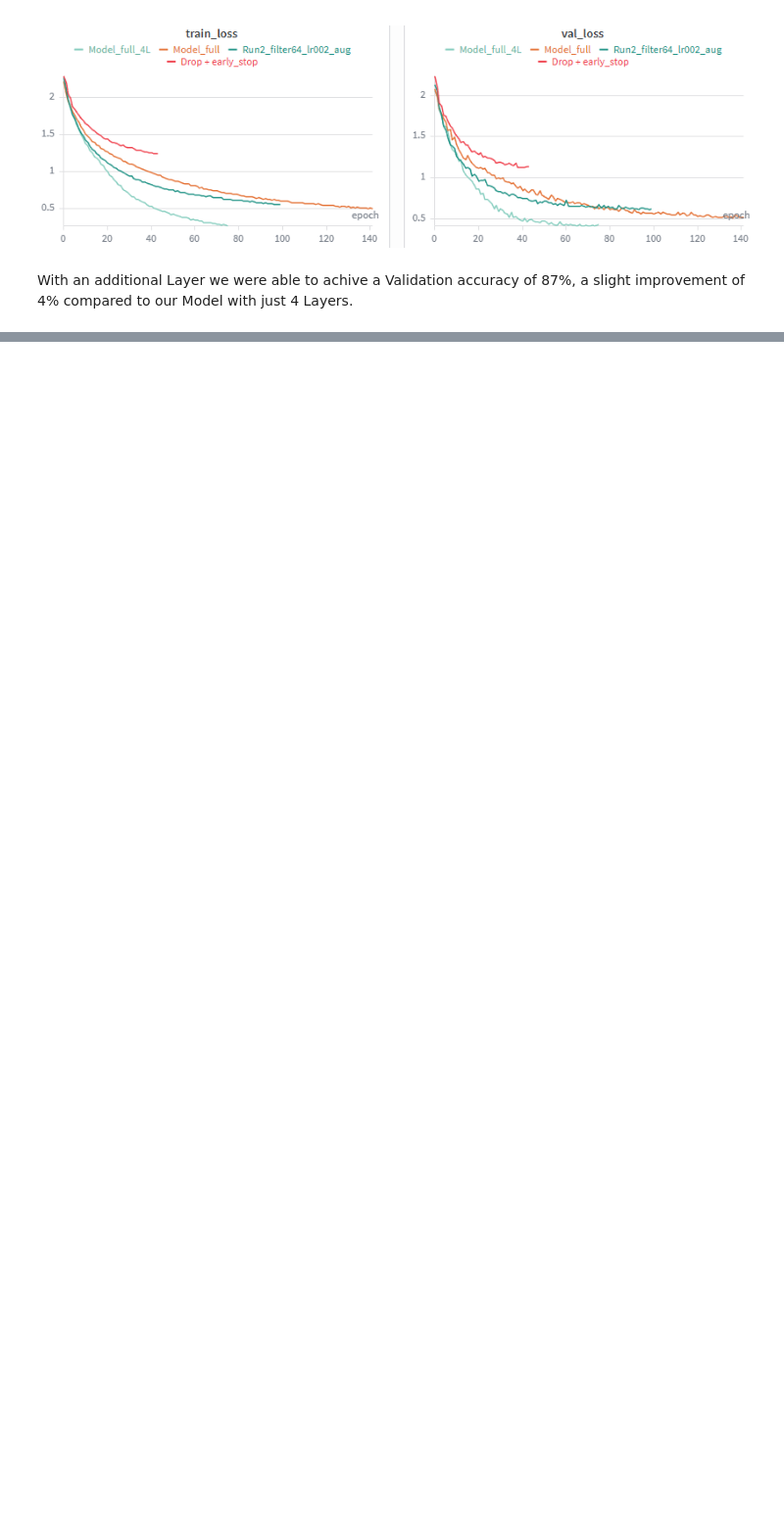
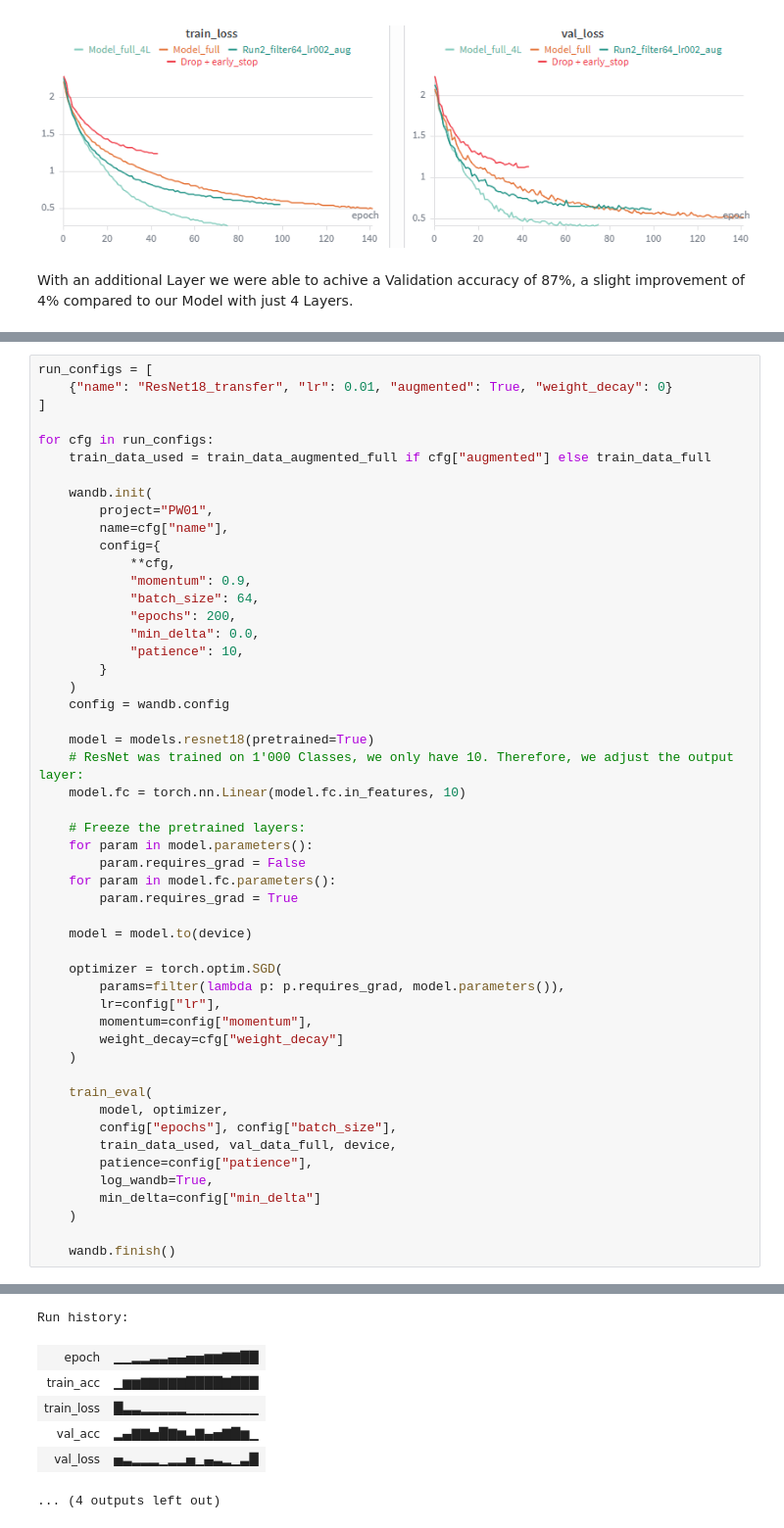
Before and after one commit to lacsapk/PW01, a Jupyter notebook: MPW01.ipynb, the cells around one changed output, grey strips where cells are left out. Shown at 98% size. Saved outputs shown, nothing was run; the diff lists cells and outputs as text; blank space fills up the shorter version.

```diff
--- a/MPW01.ipynb
+++ b/MPW01.ipynb
@@ -1309,0 +1606,52 @@ With an additional Layer we were able to achive a Validation accuracy of 87%, a
+# %%
+run_configs = [
+    {"name": "ResNet18_transfer", "lr": 0.01, "augmented": True, "weight_decay": 0}
+]
+
+for cfg in run_configs:
+    train_data_used = train_data_augmented_full if cfg["augmented"] else train_data_full
+
+    wandb.init(
+        project="PW01",
+        name=cfg["name"],
+        config={
+            **cfg,
+            "momentum": 0.9,
+            "batch_size": 64,
+            "epochs": 200,
+            "min_delta": 0.0,
+            "patience": 10,
+        }
+    )
+    config = wandb.config
+
+    model = models.resnet18(pretrained=True)
+    # ResNet was trained on 1'000 Classes, we only have 10. Therefore, we adjust the output layer:
+    model.fc = torch.nn.Linear(model.fc.in_features, 10)
+
+    # Freeze the pretrained layers:
+    for param in model.parameters():
+        param.requires_grad = False
+    for param in model.fc.parameters():
+        param.requires_grad = True
+
+    model = model.to(device)
+
+    optimizer = torch.optim.SGD(
+        params=filter(lambda p: p.requires_grad, model.parameters()),
+        lr=config["lr"],
+        momentum=config["momentum"],
+        weight_decay=cfg["weight_decay"]
+    )
+
+    train_eval(
+        model, optimizer,
+        config["epochs"], config["batch_size"],
+        train_data_used, val_data_full, device,
+        patience=config["patience"],
+        log_wandb=True,
+        min_delta=config["min_delta"]
+    )
+
+    wandb.finish()
+# %% [output]
@@ -1309,0 +1683,7 @@ With an additional Layer we were able to achive a Validation accuracy of 87%, a
+Run history:
+| epoch | ▁▁▂▂▃▃▄▄▅▅▆▆▇▇██ |
+| train_acc | ▁▆▆▇▇▇▇▇████▇███ |
+| train_loss | █▃▃▂▂▂▂▂▁▁▁▁▁▁▁▁ |
+| val_acc | ▂▄▇▇▅█▇▆▃▇▄▅▇█▆▁ |
+| val_loss | ▅▃▂▂▂▁▂▂▅▁▄▃▂▁▃█ |
+... (4 outputs left out)
```
Also changed, not shown: parts of 25 cells of this notebook, 4 other files.
